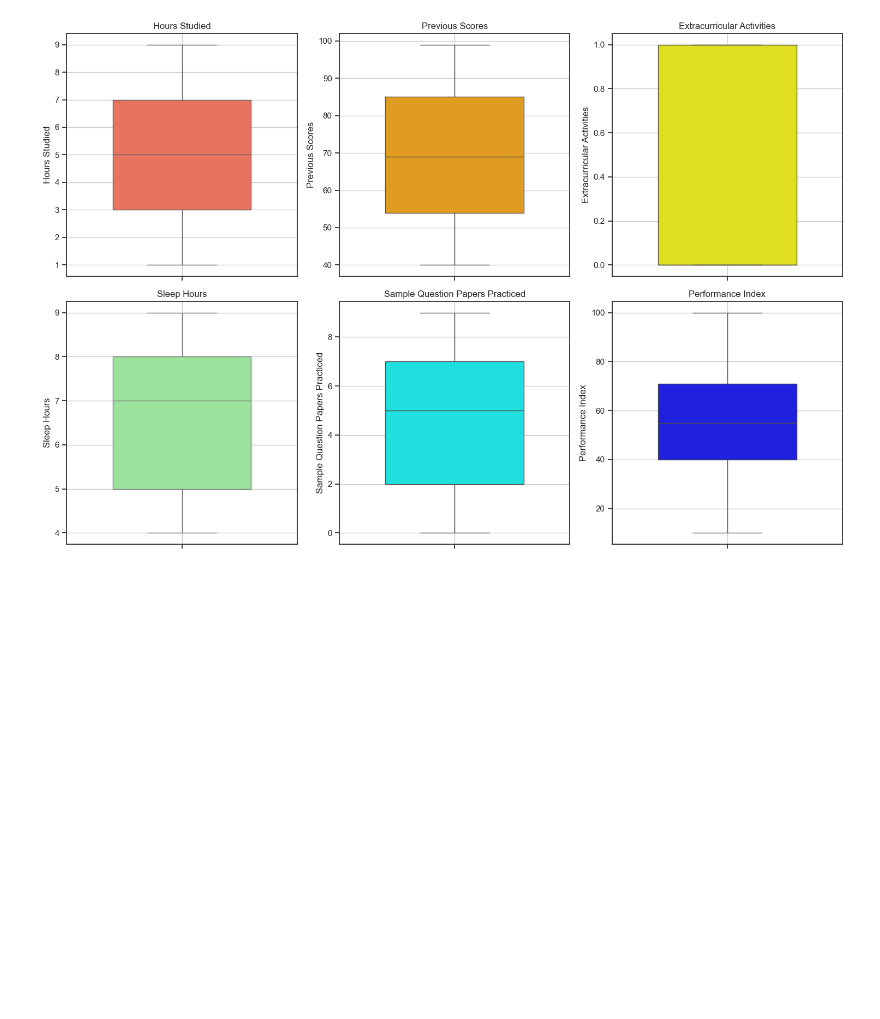
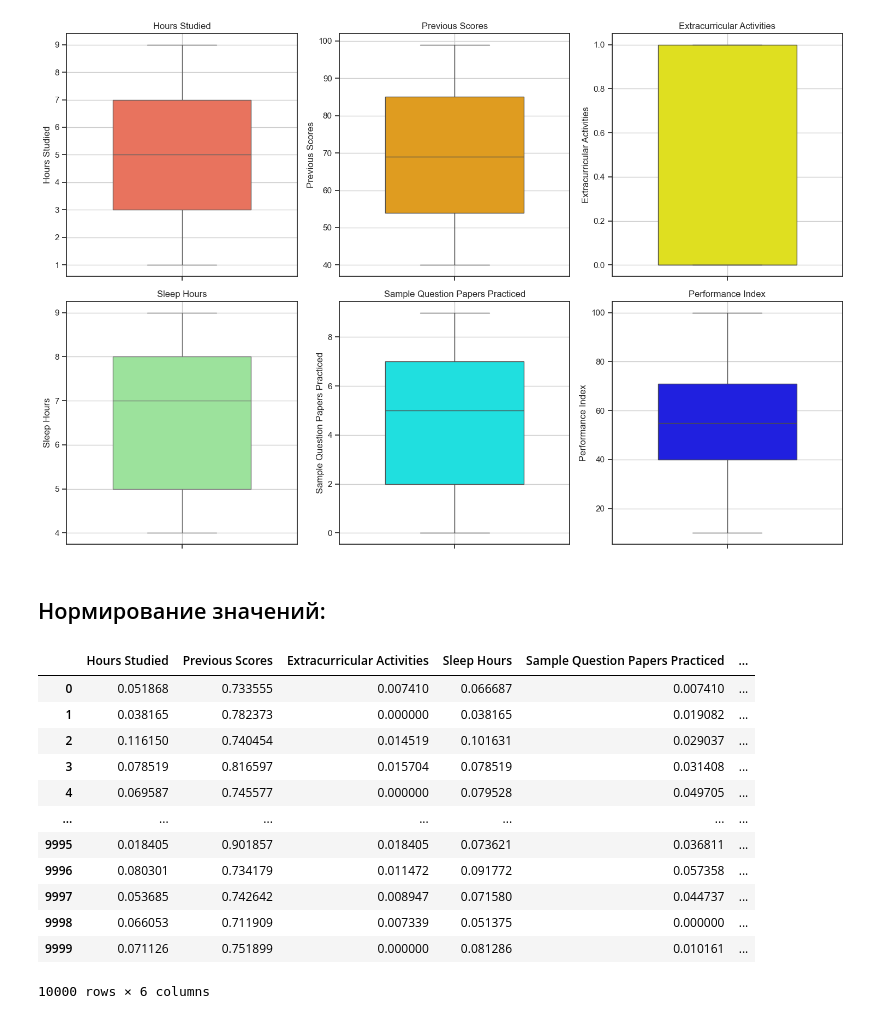
Before and after one commit to svinoczarITMO/s5-ais-lab3, a Jupyter notebook: solution.ipynb, the cells around one changed output. Saved outputs shown, nothing was run; the diff lists cells and outputs as text; code cells hidden in the pictures; blank space fills up the shorter version.

```diff
--- a/solution.ipynb
+++ b/solution.ipynb
@@ -60,3 +62,22 @@ plt.tight_layout()
 plt.show()
 # %% [output]
 [figure]
+# %% [markdown]
+## Нормирование значений:
+# %%
+scaled_df = pd.DataFrame(preprocessing.normalize(df), columns=list(df.columns))
+scaled_df
+# %% [output]
+|  | Hours Studied | Previous Scores | Extracurricular Activities | Sleep Hours | Sample Question Papers Practiced | ... |
+| 0 | 0.051868 | 0.733555 | 0.007410 | 0.066687 | 0.007410 | ... |
+| 1 | 0.038165 | 0.782373 | 0.000000 | 0.038165 | 0.019082 | ... |
+| 2 | 0.116150 | 0.740454 | 0.014519 | 0.101631 | 0.029037 | ... |
+| 3 | 0.078519 | 0.816597 | 0.015704 | 0.078519 | 0.031408 | ... |
+| 4 | 0.069587 | 0.745577 | 0.000000 | 0.079528 | 0.049705 | ... |
+| ... | ... | ... | ... | ... | ... | ... |
+| 9995 | 0.018405 | 0.901857 | 0.018405 | 0.073621 | 0.036811 | ... |
+| 9996 | 0.080301 | 0.734179 | 0.011472 | 0.091772 | 0.057358 | ... |
+| 9997 | 0.053685 | 0.742642 | 0.008947 | 0.071580 | 0.044737 | ... |
+| 9998 | 0.066053 | 0.711909 | 0.007339 | 0.051375 | 0.000000 | ... |
+| 9999 | 0.071126 | 0.751899 | 0.000000 | 0.081286 | 0.010161 | ... |
+10000 rows × 6 columns
```
Also changed, not shown: parts of 4 cells of this notebook.
